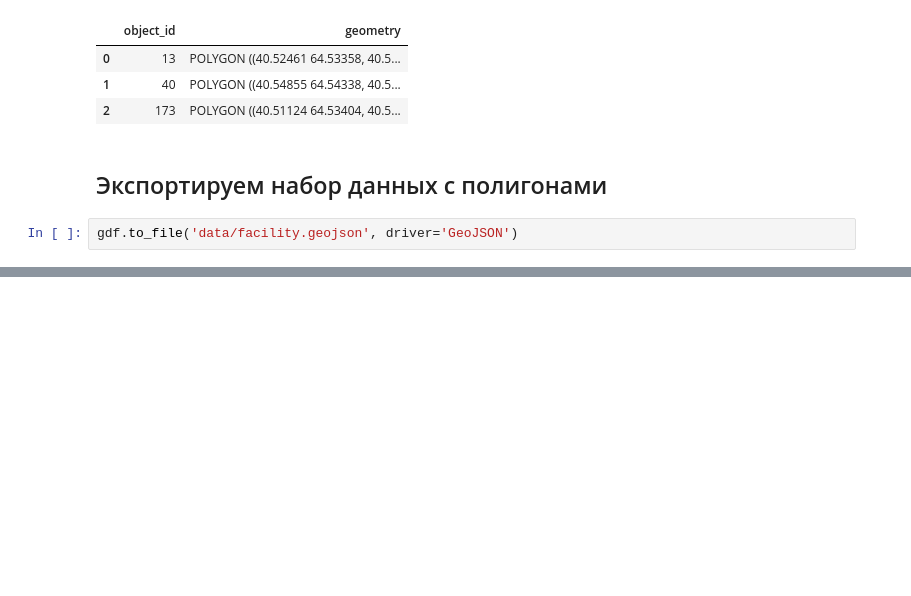
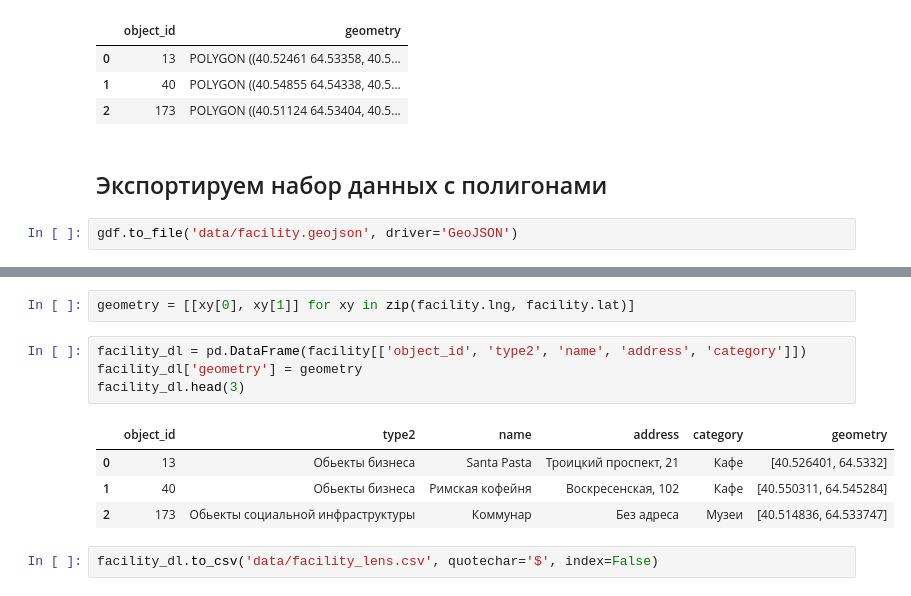
Before and after one commit to NorthGateVologda/NorthGate, a Jupyter notebook: Notebooks/Facility.ipynb, the cells around one changed output, grey strips where cells are left out. Drawn from its saved outputs; the diff is of its cells as text; blank space fills up the shorter version.

Commit message:
Сохраняем данные для DL
Сохраняем данные для DataLens со строковой геометрией

```diff
--- a/Notebooks/Facility.ipynb
+++ b/Notebooks/Facility.ipynb
@@ -151,0 +205,13 @@ gdf.to_file('data/facility.geojson', driver='GeoJSON')
+# %%
+geometry = [[xy[0], xy[1]] for xy in zip(facility.lng, facility.lat)]
+# %%
+facility_dl = pd.DataFrame(facility[['object_id', 'type2', 'name', 'address', 'category']])
+facility_dl['geometry'] = geometry
+facility_dl.head(3)
+# %% [output]
+|  | object_id | type2 | name | address | category | geometry |
+| 0 | 13 | Обьекты бизнеса | Santa Pasta | Троицкий проспект, 21 | Кафе | [40.526401, 64.5332] |
+| 1 | 40 | Обьекты бизнеса | Римская кофейня | Воскресенская, 102 | Кафе | [40.550311, 64.545284] |
+| 2 | 173 | Обьекты социальной инфраструктуры | Коммунар | Без адреса | Музеи | [40.514836, 64.533747] |
+# %%
+facility_dl.to_csv('data/facility_lens.csv', quotechar='$', index=False)
```
Also changed, not shown: parts of 12 cells of this notebook.
